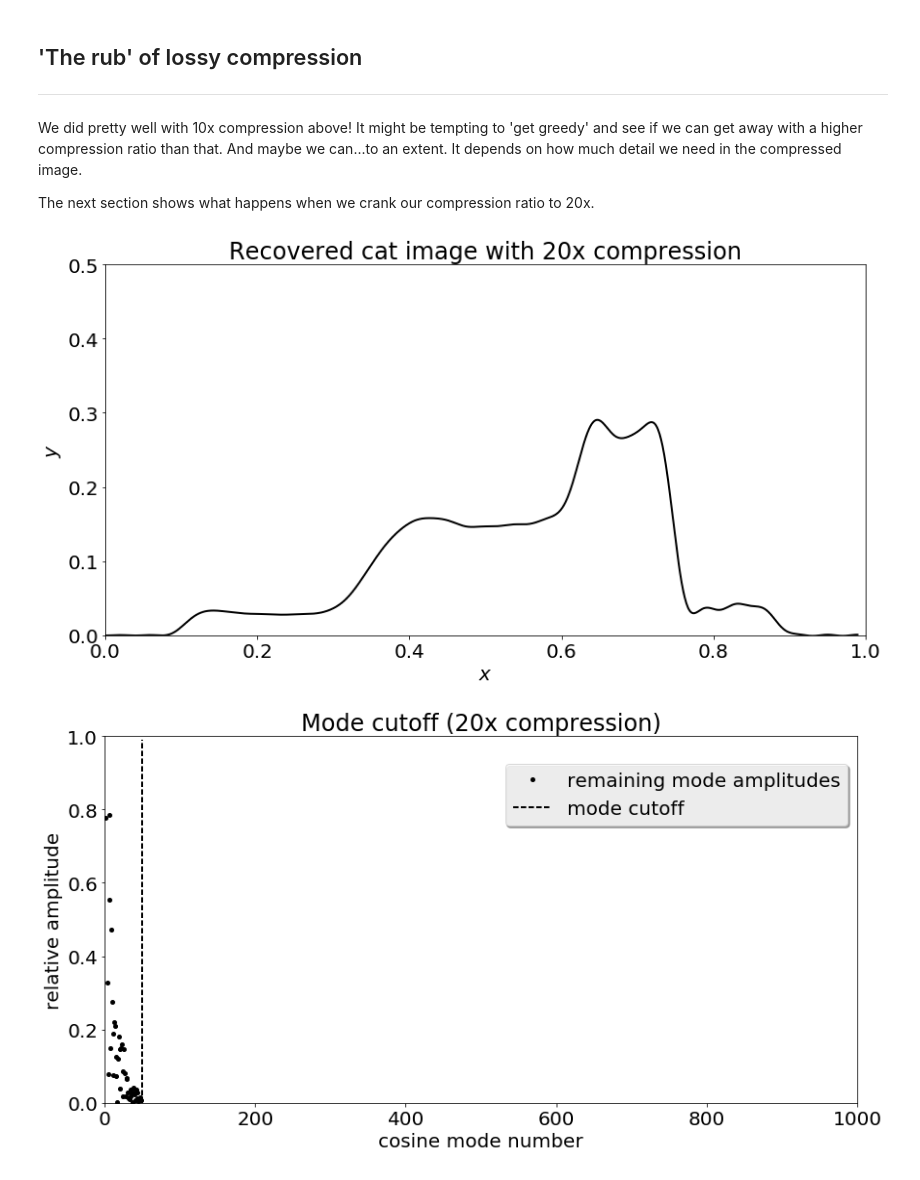
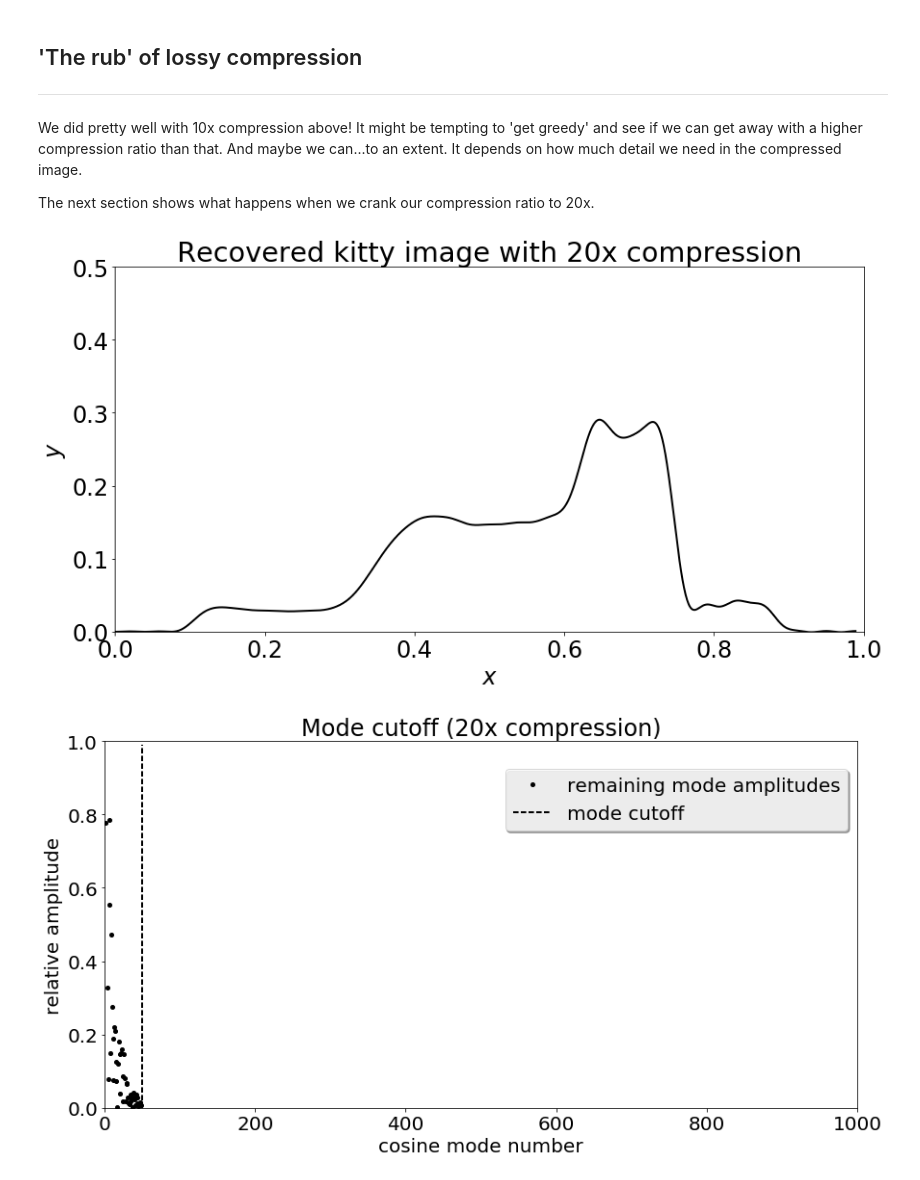
Before and after one commit to bradleypmartin/LinearAlgebraGeekout190405, a Jupyter notebook: 1D image compression.ipynb, the cells around one changed output. Saved outputs shown, nothing was run; the diff lists cells and outputs as text; code cells hidden in the pictures.

```diff
--- a/1D image compression.ipynb
+++ b/1D image compression.ipynb
@@ -76,7 +76,7 @@ xfine = np.arange(0,0.99,0.001);
 yfine = f(xfine);
 
 plt.figure(figsize=(14,7))
-plt.rcParams['font.size'] = 20
+plt.rcParams['font.size'] = 24
 
 lines = plt.plot(xfine, yfine)
 
@@ -108,7 +108,7 @@ dct_cat = dct(yfine, norm='ortho')
 xmodeplot = np.arange(0,990,1)
 
 plt.figure(figsize=(14,7))
-plt.rcParams['font.size'] = 20
+plt.rcParams['font.size'] = 24
 
 lines = plt.plot(xmodeplot, abs(dct_cat), 'o')
 
@@ -254,28 +254,28 @@ The next section shows what happens when we crank our compression ratio to 20x.
 # %%
 # compression illustration 2 (20x compression)
 
 dct_cat_50modes = dct_cat.copy()
 
 dct_cat_50modes[50:] = 0
 
 recovered_cat_50modes = idct(dct_cat_50modes, norm='ortho');
 
 plt.figure(figsize=(14,7))
-plt.rcParams['font.size'] = 20
+plt.rcParams['font.size'] = 24
 
 lines = plt.plot(xfine, recovered_cat_50modes)
 
 # Wisteria from materialui.co
 plt.setp(lines[0], linewidth = 2, color = 'k')
 
 plt.xlim(0,1)
 plt.ylim(0,0.5)
 plt.xlabel('$x$')
 plt.ylabel('$y$')
-plt.title('Recovered cat image with 20x compression')
+plt.title('Recovered kitty image with 20x compression')
 plt.show()
 # %% [output]
-[figure, old version]
+[figure, new version]
 # %%
 # mode limit illustration for 20x compression
 
```
Also changed, not shown: parts of 2 cells of this notebook, 5 other files.
